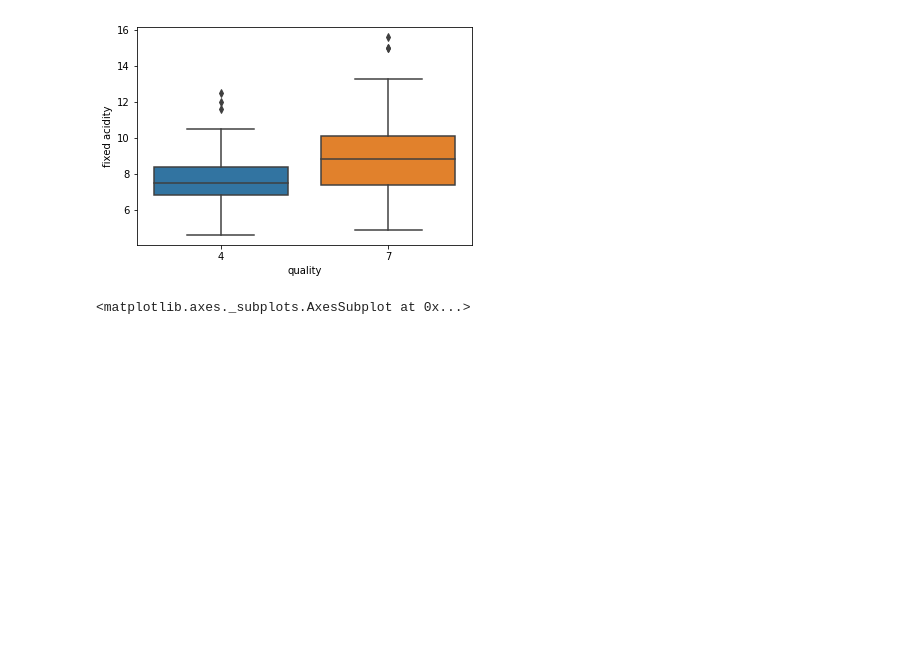
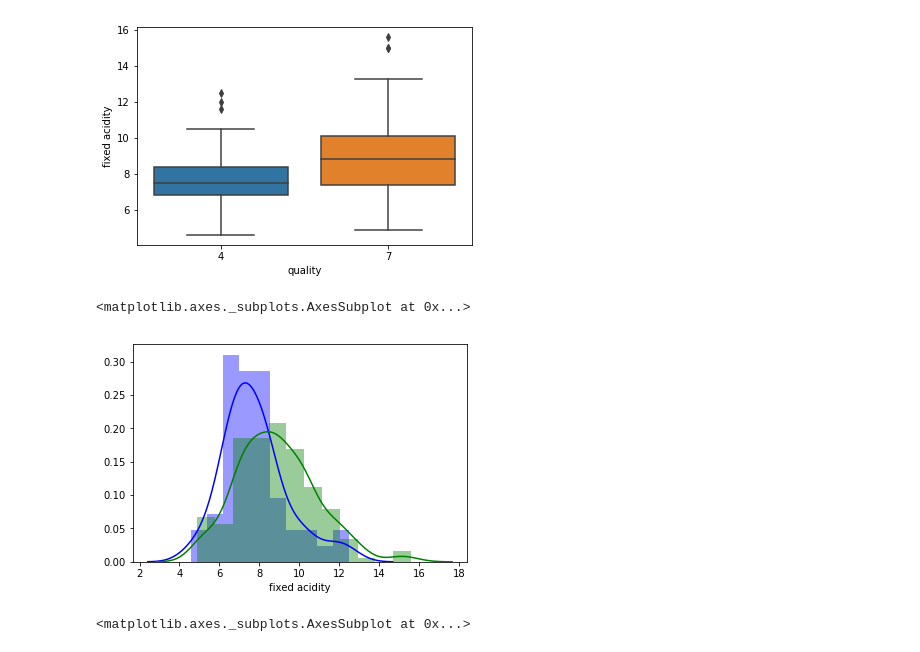
Before and after one commit to ozdemirht/Data-Science, a Jupyter notebook: learn/pca/ex1/example.ipynb, the cells around one changed output. Drawn from its saved outputs; the diff is of its cells as text; code cells hidden in the pictures; blank space fills up the shorter version.

```diff
--- a/learn/pca/ex1/example.ipynb
+++ b/learn/pca/ex1/example.ipynb
@@ -133,6 +144,12 @@ sns.boxplot(y="fixed acidity", x="quality",data=data_47)
 # %% [output]
 <matplotlib.axes._subplots.AxesSubplot at 0x...>
 [figure]
+# %%
+sns.distplot(data[data['quality']==4]['fixed acidity'],color='b')
+sns.distplot(data[data['quality']==7]['fixed acidity'],color='g')
+# %% [output]
+<matplotlib.axes._subplots.AxesSubplot at 0x...>
+[figure, added]
 # %%
 sns.boxplot(y="volatile acidity", x="quality",data=data_47)
 # %% [output]
```
Also changed, not shown: parts of 30 cells of this notebook.
